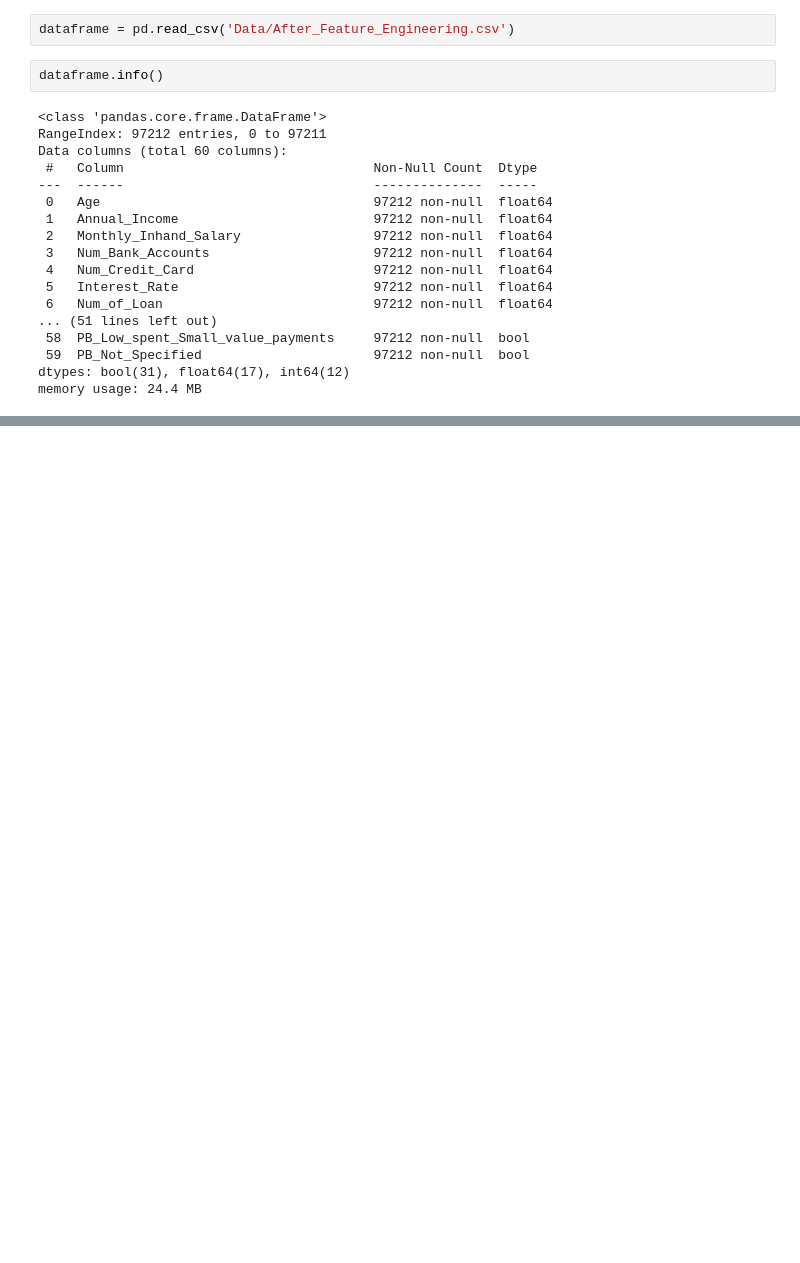
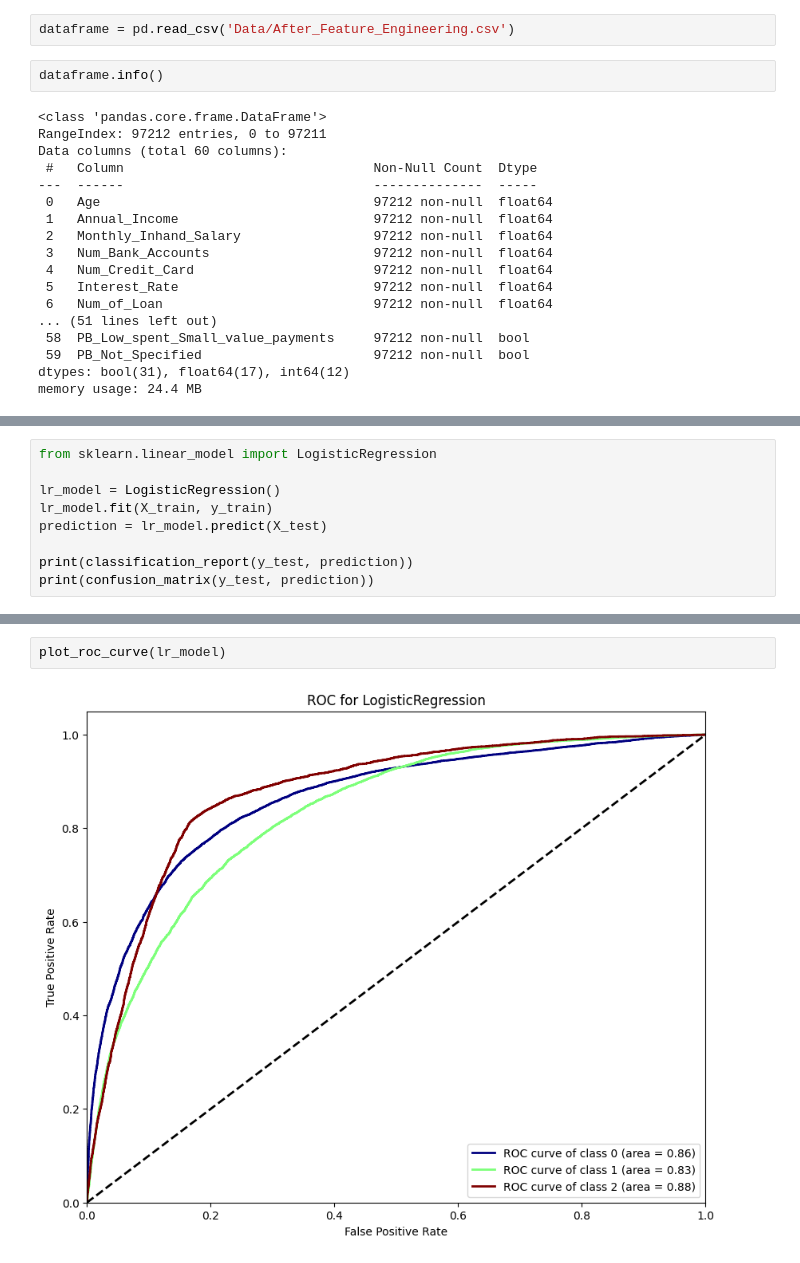
Before and after one commit to praveenbm1997/CreditScoringSystem, a Jupyter notebook: For Applying xAI.ipynb, the cells around one changed output, grey strips where cells are left out. Saved outputs shown, nothing was run; the diff lists cells and outputs as text; blank space fills up the shorter version.

```diff
--- a/For Applying xAI.ipynb
+++ b/For Applying xAI.ipynb
@@ -70,0 +124,9 @@ print(confusion_matrix(y_test, prediction))
+# %%
+from sklearn.linear_model import LogisticRegression
+
+lr_model = LogisticRegression()
+lr_model.fit(X_train, y_train)
+prediction = lr_model.predict(X_test)
+
+print(classification_report(y_test, prediction))
+print(confusion_matrix(y_test, prediction))
@@ -70,0 +147,4 @@ print(confusion_matrix(y_test, prediction))
+# %%
+plot_roc_curve(lr_model)
+# %% [output]
+[figure, added]
```
Also changed, not shown: parts of 20 cells of this notebook, 1 other file.
